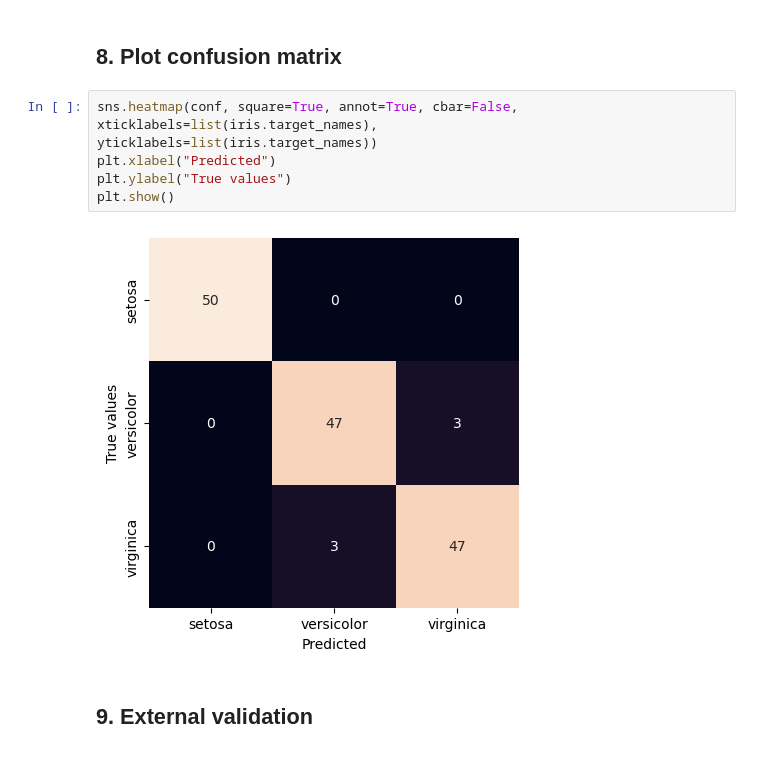
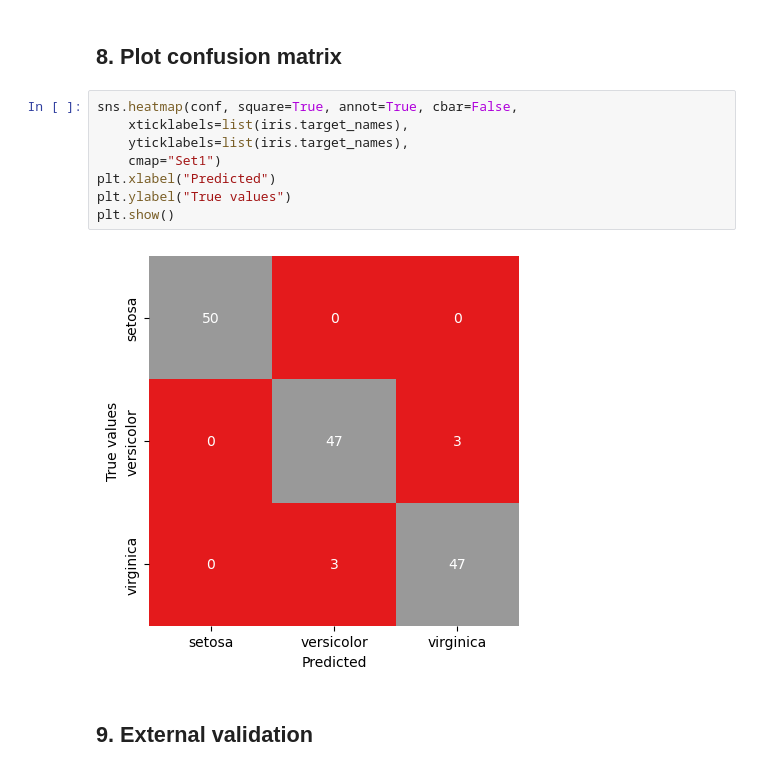
Before and after one commit to TomMB45/Perso, a Jupyter notebook: Cours/GB5/IA_bio/TD4/ex4.ipynb, the cells around one changed output. Drawn from its saved outputs; the diff is of its cells as text.

```diff
--- a/Cours/GB5/IA_bio/TD4/ex4.ipynb
+++ b/Cours/GB5/IA_bio/TD4/ex4.ipynb
@@ -65,13 +71,14 @@ array([[50,  0,  0],
 ## 8. Plot confusion matrix
 # %%
 sns.heatmap(conf, square=True, annot=True, cbar=False,
-xticklabels=list(iris.target_names),
-yticklabels=list(iris.target_names))
+    xticklabels=list(iris.target_names),
+    yticklabels=list(iris.target_names),
+    cmap="Set1")
 plt.xlabel("Predicted")
 plt.ylabel("True values")
 plt.show()
 # %% [output]
-[figure, old version]
+[figure, new version]
 # %% [markdown]
 ## 9. External validation
 # %%
```
Also changed, not shown: parts of 16 cells of this notebook.
